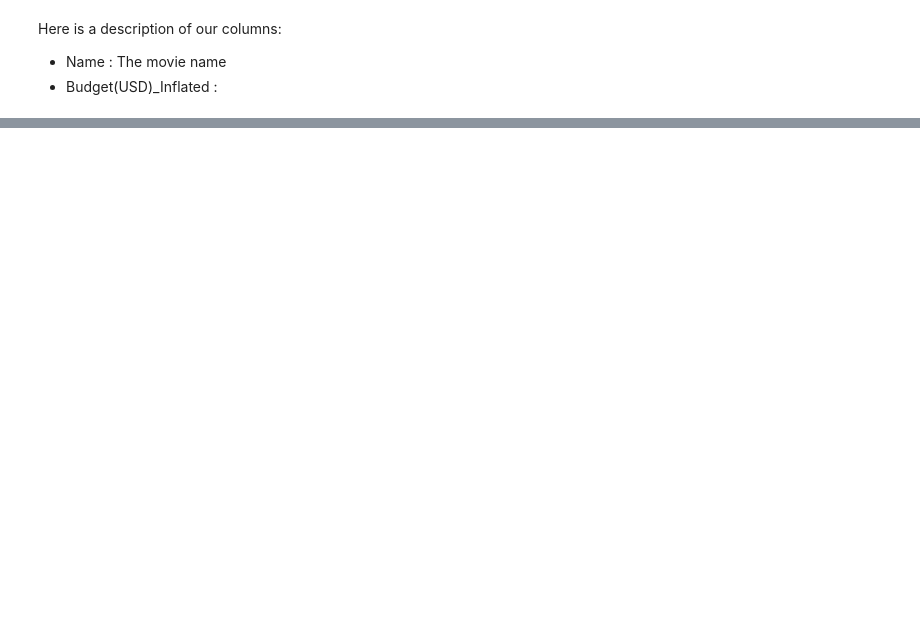
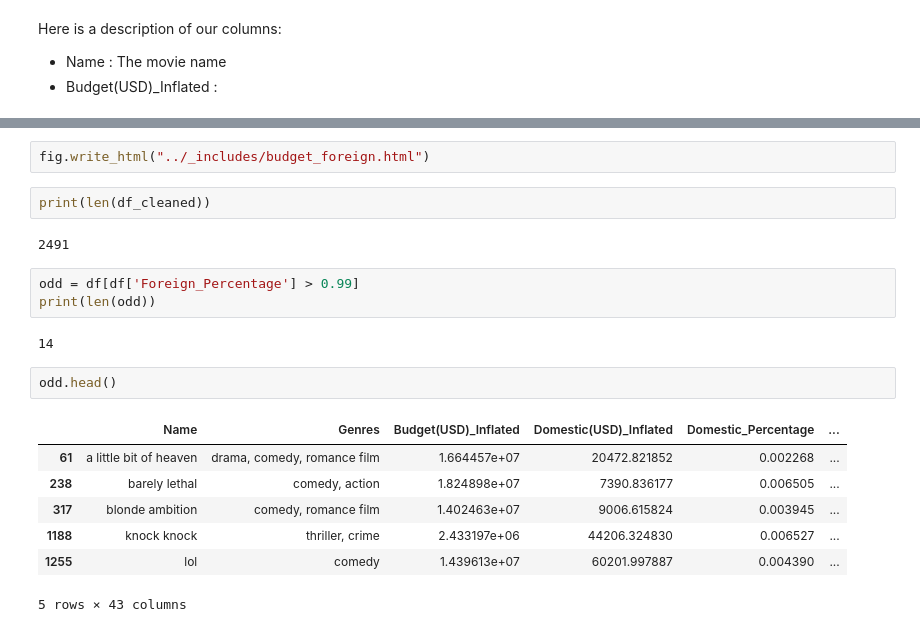
Before and after one commit to epfl-ada/ada-2024-project-thelordsofdata, a Jupyter notebook: final_results.ipynb, the cells around one changed output, grey strips where cells are left out. Cells and saved outputs as stored; diff of their text form; blank space fills up the shorter version.

```diff
--- a/final_results.ipynb
+++ b/final_results.ipynb
@@ -36,0 +129,21 @@ generate_year_plot(df)
+# %%
+fig.write_html("../_includes/budget_foreign.html")
+# %%
+print(len(df_cleaned))
+# %% [output]
+2491
+# %%
+odd = df[df['Foreign_Percentage'] > 0.99]
+print(len(odd))
+# %% [output]
+14
+# %%
+odd.head()
+# %% [output]
+|  | Name | Genres | Budget(USD)_Inflated | Domestic(USD)_Inflated | Domestic_Percentage | ... |
+| 61 | a little bit of heaven | drama, comedy, romance film | 1.664457e+07 | 20472.821852 | 0.002268 | ... |
+| 238 | barely lethal | comedy, action | 1.824898e+07 | 7390.836177 | 0.006505 | ... |
+| 317 | blonde ambition | comedy, romance film | 1.402463e+07 | 9006.615824 | 0.003945 | ... |
+| 1188 | knock knock | thriller, crime | 2.433197e+06 | 44206.324830 | 0.006527 | ... |
+| 1255 | lol | comedy | 1.439613e+07 | 60201.997887 | 0.004390 | ... |
+5 rows × 43 columns
```
Also changed, not shown: parts of 29 cells of this notebook, 2 other files.
